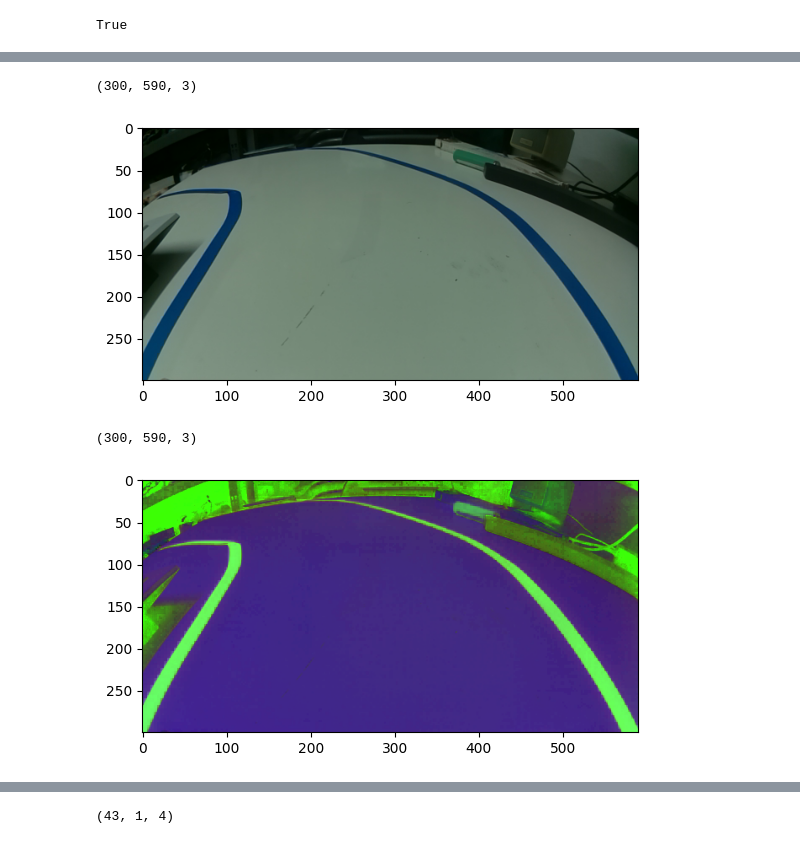
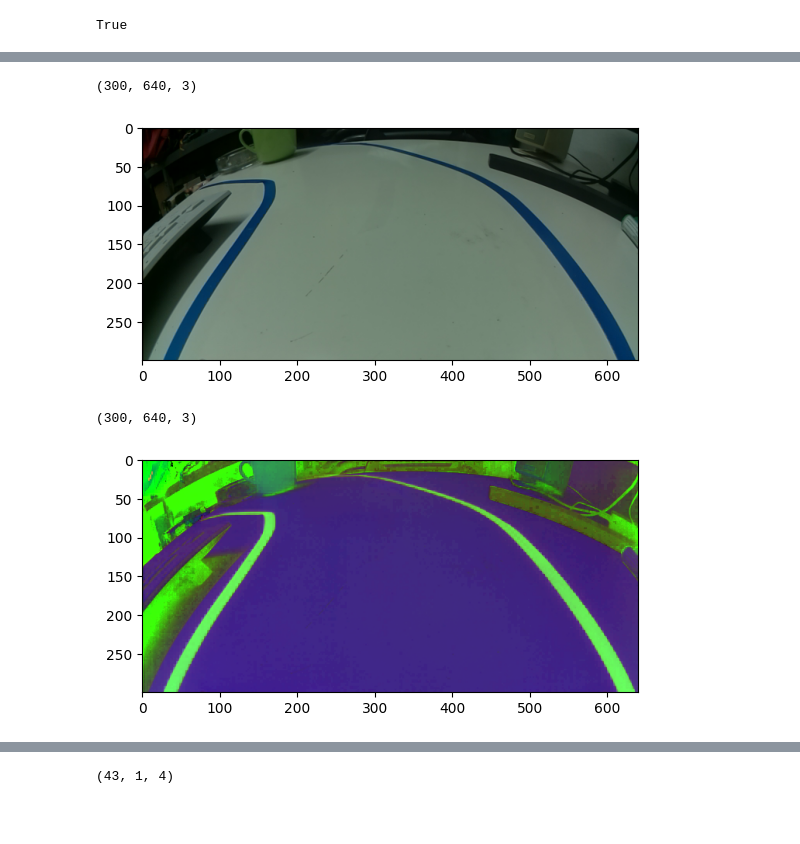
Before and after one commit to HopfeJ/Gruppe4_Camp2Code, a Jupyter notebook: Jan/Phase2/camcar_bilder.ipynb, the cells around one changed output, grey strips where cells are left out. Saved outputs shown, nothing was run; the diff lists cells and outputs as text; code cells hidden in the pictures; blank space fills up the shorter version.

```diff
--- a/Jan/Phase2/camcar_bilder.ipynb
+++ b/Jan/Phase2/camcar_bilder.ipynb
@@ -34,12 +50,12 @@ print(img_RGB.shape)
 # %%
-img_cut = img_RGB[80:380,50:640].copy()         #Legt eine Kopie an und schneidet das bild aus
+img_cut = img_RGB[80:380,0:640].copy()         #Legt eine Kopie an und schneidet das bild aus
 
 plt.imshow(img_cut)
 
 print(img_cut.shape)
 # %% [output]
-(300, 590, 3)
+(300, 640, 3)
-[figure, old version]
+[figure, new version]
 # %%
 img_cut_HSV = cv.cvtColor(img_cut,cv.COLOR_RGB2HSV)     # Wandelt das bild in HSV
 
@@ -47,8 +63,8 @@ plt.imshow(img_cut_HSV)
 
 print(img_cut_HSV.shape)
 # %% [output]
-(300, 590, 3)
+(300, 640, 3)
-[figure, old version]
+[figure, new version]
 # %%
 
 
```
Also changed, not shown: parts of 7 cells of this notebook, 6 other files.
